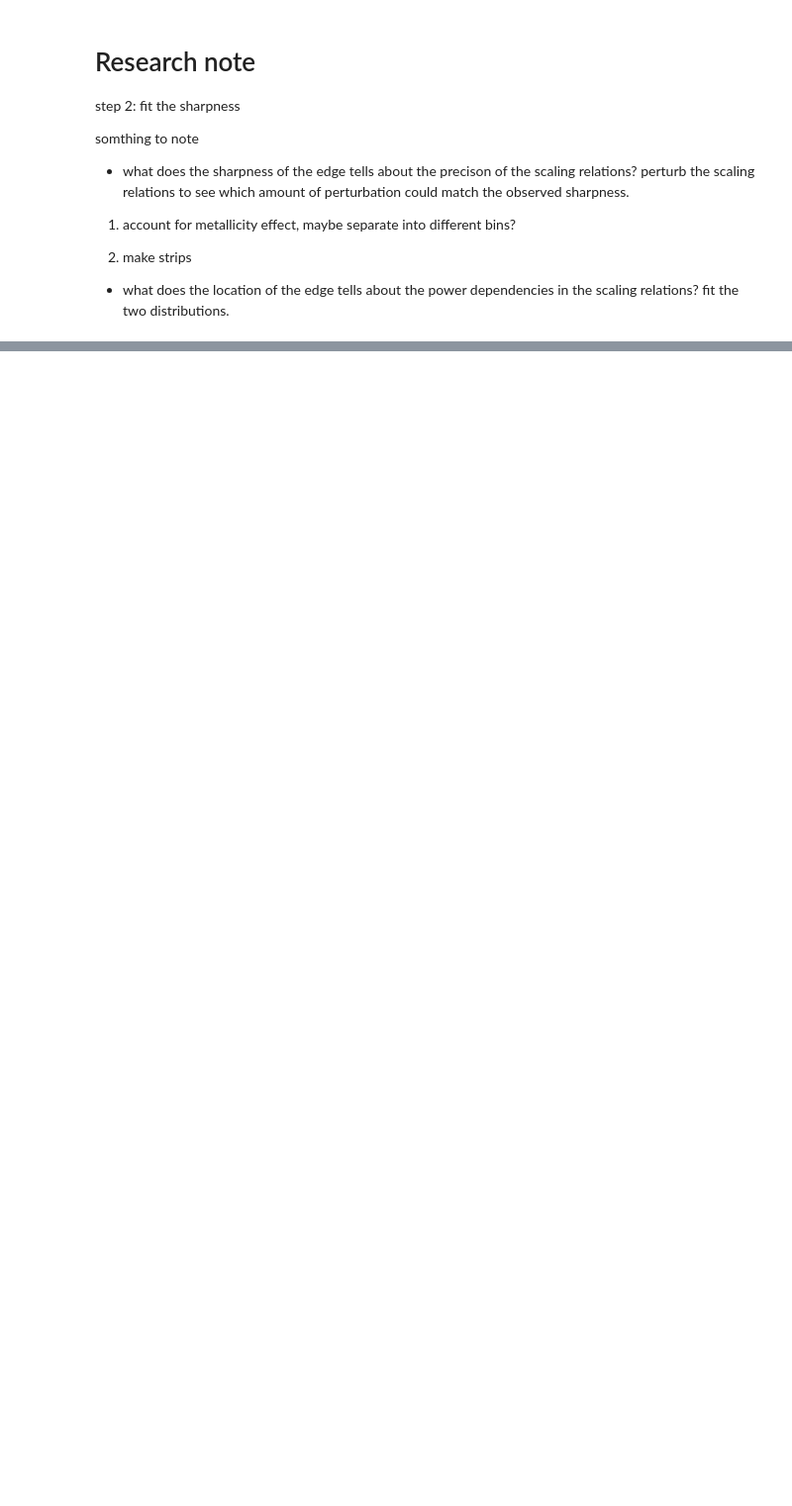
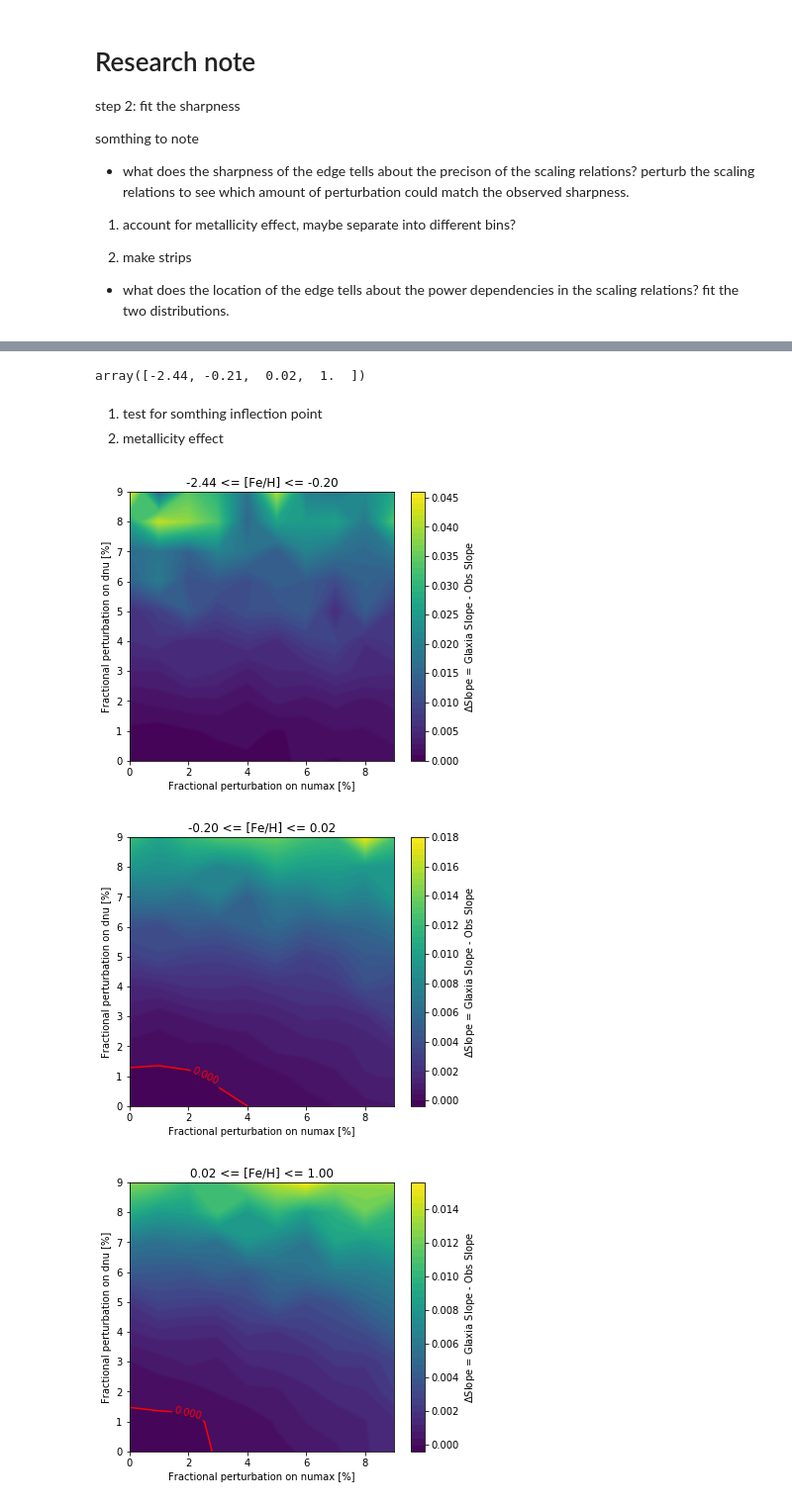
Before and after one commit to parallelpro/nike, a Jupyter notebook: lib/2-sharpness.ipynb, the cells around one changed output, grey strips where cells are left out. Shown at 99% size. Drawn from its saved outputs; the diff is of its cells as text; code cells hidden in the pictures; blank space fills up the shorter version.

```diff
--- a/lib/2-sharpness.ipynb
+++ b/lib/2-sharpness.ipynb
@@ -37,0 +358,31 @@ obj.plot_fit(ax=ax)
+# %%
+feh_limits
+# %% [output]
+array([-2.44, -0.21,  0.02,  1.  ])
+# %% [markdown]
+1. test for somthing inflection point
+2. metallicity effect
+# %%
+for ifeh in range(feh_limits.shape[0]-1):
+    filepath="sample/sharpness/metallicity/{:0.0f}/".format(ifeh)
+    metric_obs, metric, dnu_perturb, numax_perturb = np.load(filepath+"metric.npy", allow_pickle=True)
+    metric_obs = 1.0/metric_obs
+    metric = 1.0/metric
+
+    fig = plt.figure(figsize=(6,5))
+    ax = fig.add_subplot(111)
+    cl=ax.contour(numax_perturb*100, dnu_perturb*100, metric-metric_obs, levels=50)
+    idx = np.where(np.abs(cl.levels - 0.) == np.min(np.abs(cl.levels - 0.)) )[0][0]
+    cl.collections[idx].set_color("red")
+    ax.clabel(cl, [cl.levels[idx]], colors="red")
+    c=ax.contourf(numax_perturb*100, dnu_perturb*100, metric-metric_obs, levels=50)
+    cbar = plt.colorbar(c)
+    cbar.set_label('$\Delta$Slope = Glaxia Slope - Obs Slope')#, rotation=270)
+    ax.set_xlabel("Fractional perturbation on numax [%]")
+    ax.set_ylabel("Fractional perturbation on dnu [%]")
+    ax.set_title("{:0.2f} <= [Fe/H] <= {:0.2f}".format(feh_limits[ifeh], feh_limits[ifeh+1]))
+    # plt.contour(numax_perturb, dnu_perturb, metric-metric_obs, levels=100)
+# %% [output]
+[figure, added]
+[figure, added]
+[figure, added]
```
Also changed, not shown: parts of 17 cells of this notebook, 3 other files.
